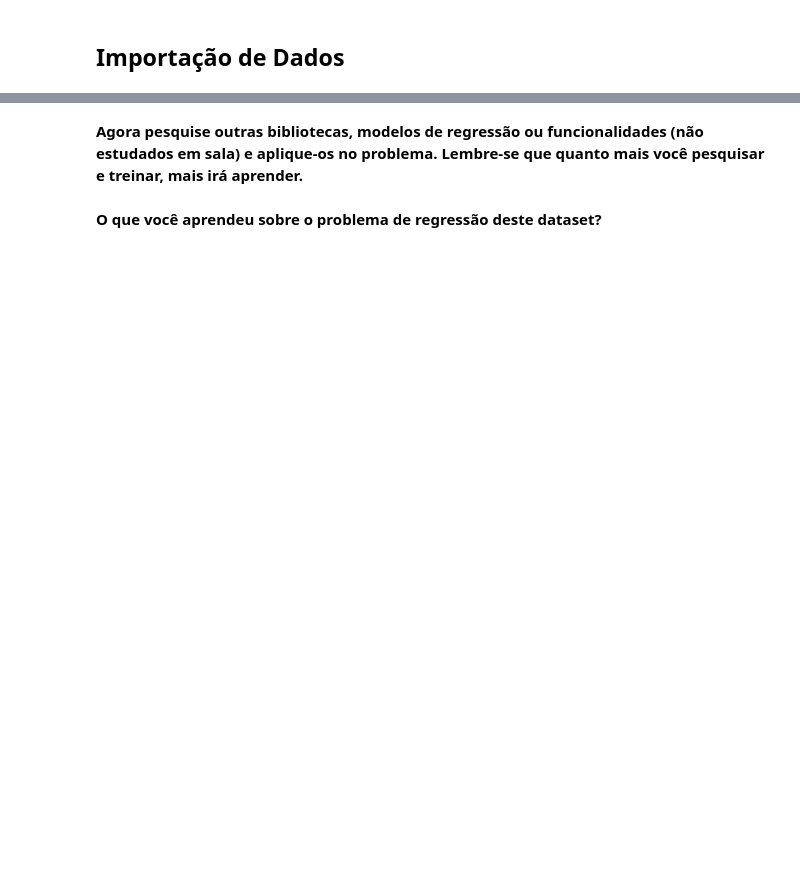
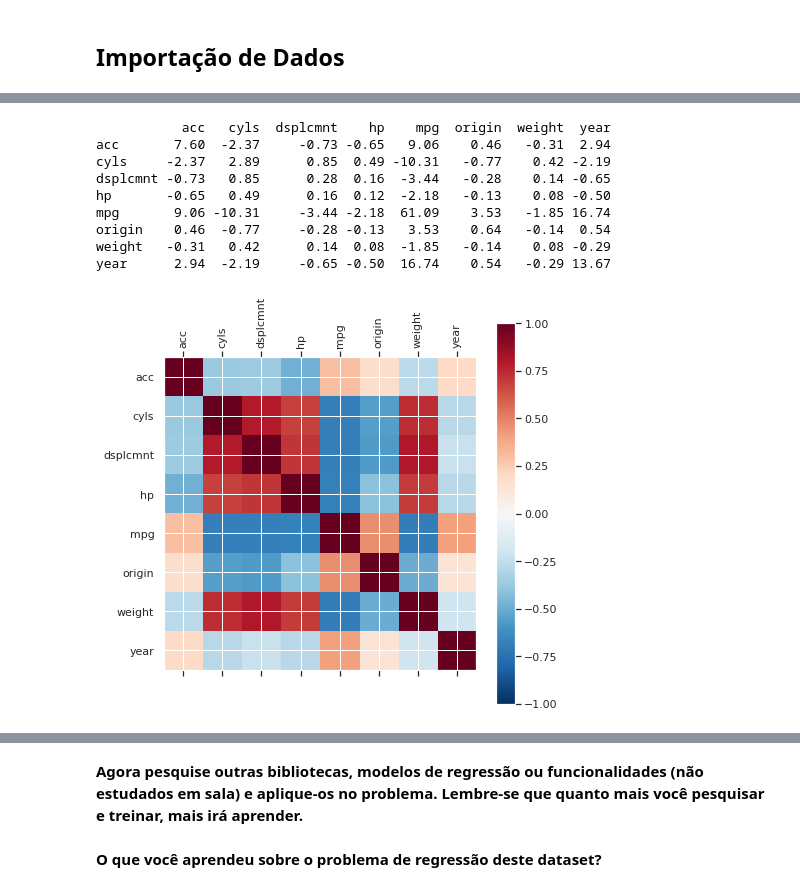
Before and after one commit to itaborai83/ecd221-ML-exercicio-03, a Jupyter notebook: Exercício_3_Problemas_de_Regressão.ipynb, the cells around one changed output, grey strips where cells are left out. Saved outputs shown, nothing was run; the diff lists cells and outputs as text; code cells hidden in the pictures; blank space fills up the shorter version.

```diff
--- a/Exercício_3_Problemas_de_Regressão.ipynb
+++ b/Exercício_3_Problemas_de_Regressão.ipynb
@@ -87,0 +304,48 @@ sns.set()
+# %%
+# aplicar transformações logarítmicas
+auto_df["dsplcmnt"] =np.log(auto_df["dsplcmnt"])
+auto_df["hp"] =np.log(auto_df["hp"])
+auto_df["weight"] =np.log(auto_df["weight"])
+# %%
+# Correlação de Pearson
+#water_df.corr(method = 'pearson')
+# Outros métodos de correlação: {‘pearson’, ‘kendall’, ‘spearman’}
+
+# cria uma cópia do data frame sem a variável car_make (que é categórica)
+all_except_make = auto_df.columns.difference(["make"])
+work_df = auto_df[all_except_make]
+print(work_df.cov())
+
+
+# a coeficiente de correlação de kendall é aconselhado para casos com poucos
+# dados e com muitos empates no rankeamento
+correlations_df = work_df.corr("kendall")
+
+# Cria uma figura
+fig = plt.figure(figsize = (7, 7))
+# Adiciona o gráfico
+ax = fig.add_subplot(111)
+# Plota as correlações
+cax = ax.matshow(correlations_df, vmin=-1, vmax=1,  cmap=cm.get_cmap('RdBu_r')) #_r colormap invertido
+# Adiciona a barra de cores
+fig.colorbar(cax)
+# Define o tamanho do quadrado
+ticks = np.arange(0, len(work_df.columns), 1)
+# Seta as labels dos eixos x e y
+ax.set_xticks(ticks)
+ax.set_yticks(ticks)
+ax.set_xticklabels(work_df.columns, rotation='vertical')
+ax.set_yticklabels(work_df.columns)
+# Mostra o gráfico
+plt.show()
+# %% [output]
+           acc   cyls  dsplcmnt    hp    mpg  origin  weight  year
+acc       7.60  -2.37     -0.73 -0.65   9.06    0.46   -0.31  2.94
+cyls     -2.37   2.89      0.85  0.49 -10.31   -0.77    0.42 -2.19
+dsplcmnt -0.73   0.85      0.28  0.16  -3.44   -0.28    0.14 -0.65
+hp       -0.65   0.49      0.16  0.12  -2.18   -0.13    0.08 -0.50
+mpg       9.06 -10.31     -3.44 -2.18  61.09    3.53   -1.85 16.74
+origin    0.46  -0.77     -0.28 -0.13   3.53    0.64   -0.14  0.54
+weight   -0.31   0.42      0.14  0.08  -1.85   -0.14    0.08 -0.29
+year      2.94  -2.19     -0.65 -0.50  16.74    0.54   -0.29 13.67
+[figure, added]
```
Also changed, not shown: parts of 16 cells of this notebook.
